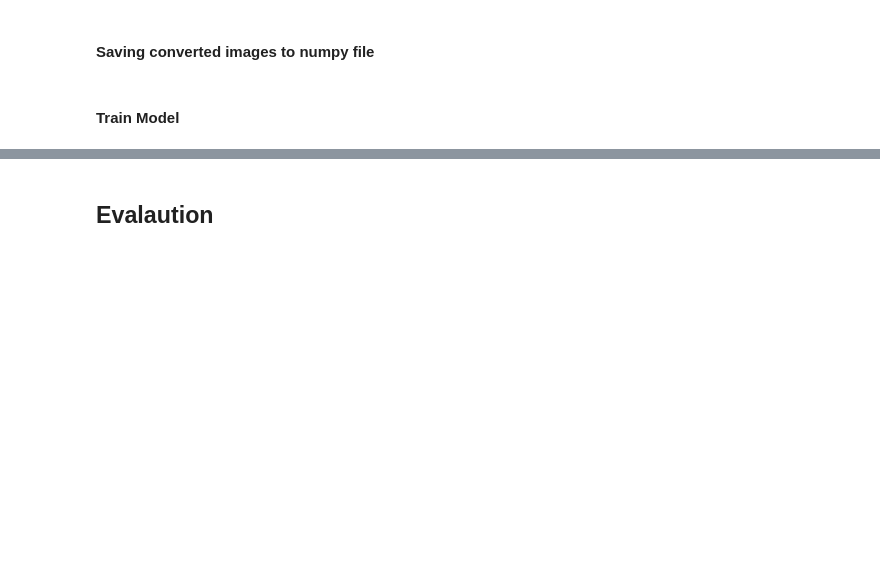
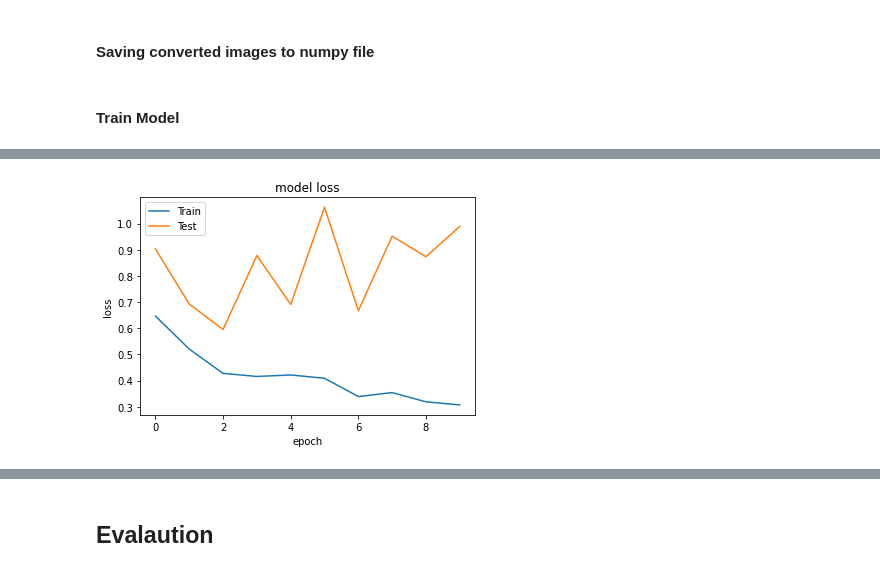
Before and after one commit to taksug229/cancer-image-recognition, a Jupyter notebook: 1. Sample Data Modeling.ipynb, the cells around one changed output, grey strips where cells are left out. Saved outputs shown, nothing was run; the diff lists cells and outputs as text; code cells hidden in the pictures; blank space fills up the shorter version.

```diff
--- a/1. Sample Data Modeling.ipynb
+++ b/1. Sample Data Modeling.ipynb
@@ -215,0 +240,4 @@ _________________________________________________________________
+# %%
+plot_loss(history)
+# %% [output]
+[figure, added]
```
Also changed, not shown: parts of 30 cells of this notebook, 1 other file.
